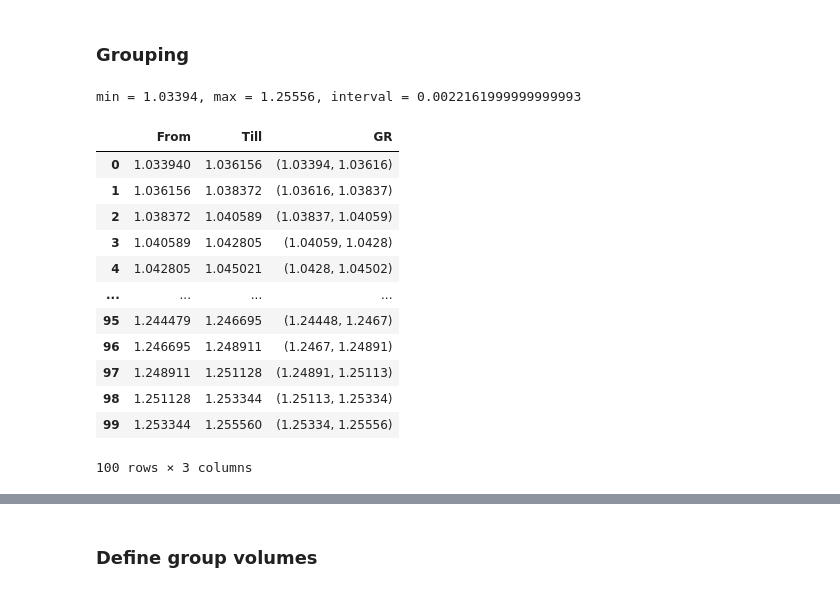
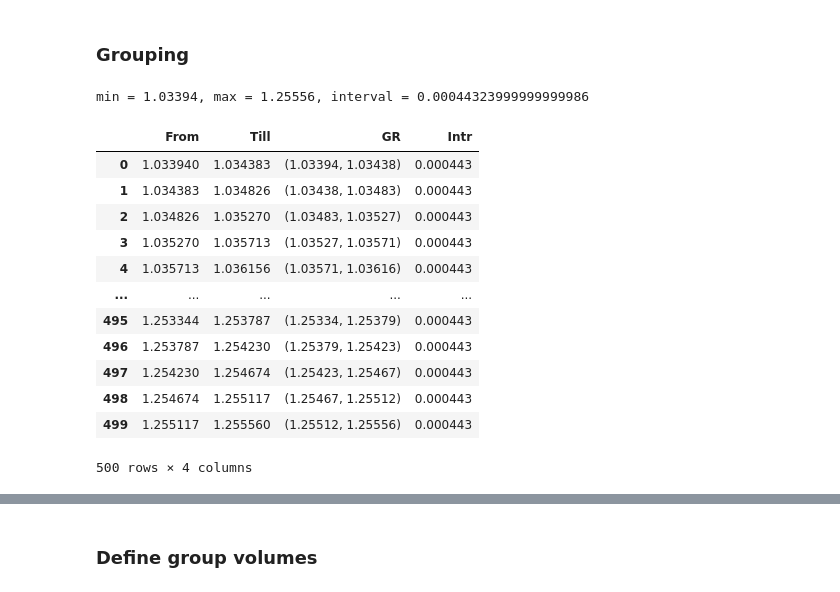
Before and after one commit to NNTrade/indicators, a Jupyter notebook: example/SupportLines/analitic.ipynb, the cells around one changed output, grey strips where cells are left out. Cells and saved outputs as stored; diff of their text form; code cells hidden in the pictures.

```diff
--- a/example/SupportLines/analitic.ipynb
+++ b/example/SupportLines/analitic.ipynb
@@ -88,28 +88,29 @@ def split_into_group(from_v:float, till_v:float, group_count:int, round:int = 5)
     groups_df["GR"] = groups_df.round(round)[["From","Till"]].apply(tuple,axis=1)
     return interval, groups_df
 # %%
-group_count = 100
+group_count = 500
 # %%
 min_pv = prepared_df["PV"].min()
 max_pv = prepared_df["PV"].max()
 interval, groups = split_into_group(min_pv, max_pv, group_count)
 print(f'min = {min_pv}, max = {max_pv}, interval = {interval}')
+groups["Intr"] = groups["Till"] - groups["From"]
 groups
 # %% [output]
-min = 1.03394, max = 1.25556, interval = 0.0022161999999999993
+min = 1.03394, max = 1.25556, interval = 0.00044323999999999986
-|  | From | Till | GR |
-| 0 | 1.033940 | 1.036156 | (1.03394, 1.03616) |
-| 1 | 1.036156 | 1.038372 | (1.03616, 1.03837) |
-| 2 | 1.038372 | 1.040589 | (1.03837, 1.04059) |
-| 3 | 1.040589 | 1.042805 | (1.04059, 1.0428) |
-| 4 | 1.042805 | 1.045021 | (1.0428, 1.04502) |
-| ... | ... | ... | ... |
-| 95 | 1.244479 | 1.246695 | (1.24448, 1.2467) |
-| 96 | 1.246695 | 1.248911 | (1.2467, 1.24891) |
-| 97 | 1.248911 | 1.251128 | (1.24891, 1.25113) |
-| 98 | 1.251128 | 1.253344 | (1.25113, 1.25334) |
-| 99 | 1.253344 | 1.255560 | (1.25334, 1.25556) |
+|  | From | Till | GR | Intr |
+| 0 | 1.033940 | 1.034383 | (1.03394, 1.03438) | 0.000443 |
+| 1 | 1.034383 | 1.034826 | (1.03438, 1.03483) | 0.000443 |
+| 2 | 1.034826 | 1.035270 | (1.03483, 1.03527) | 0.000443 |
+| 3 | 1.035270 | 1.035713 | (1.03527, 1.03571) | 0.000443 |
+| 4 | 1.035713 | 1.036156 | (1.03571, 1.03616) | 0.000443 |
+| ... | ... | ... | ... | ... |
+| 495 | 1.253344 | 1.253787 | (1.25334, 1.25379) | 0.000443 |
+| 496 | 1.253787 | 1.254230 | (1.25379, 1.25423) | 0.000443 |
+| 497 | 1.254230 | 1.254674 | (1.25423, 1.25467) | 0.000443 |
+| 498 | 1.254674 | 1.255117 | (1.25467, 1.25512) | 0.000443 |
+| 499 | 1.255117 | 1.255560 | (1.25512, 1.25556) | 0.000443 |
-100 rows × 3 columns
+500 rows × 4 columns
 # %%
 def pvg_factory(pv):
     find_groups = groups["GR"][groups["GR"].apply(lambda gr: pv > gr[0] and pv <= gr[1])]
```
Also changed, not shown: parts of 5 cells of this notebook, 3 other files.
